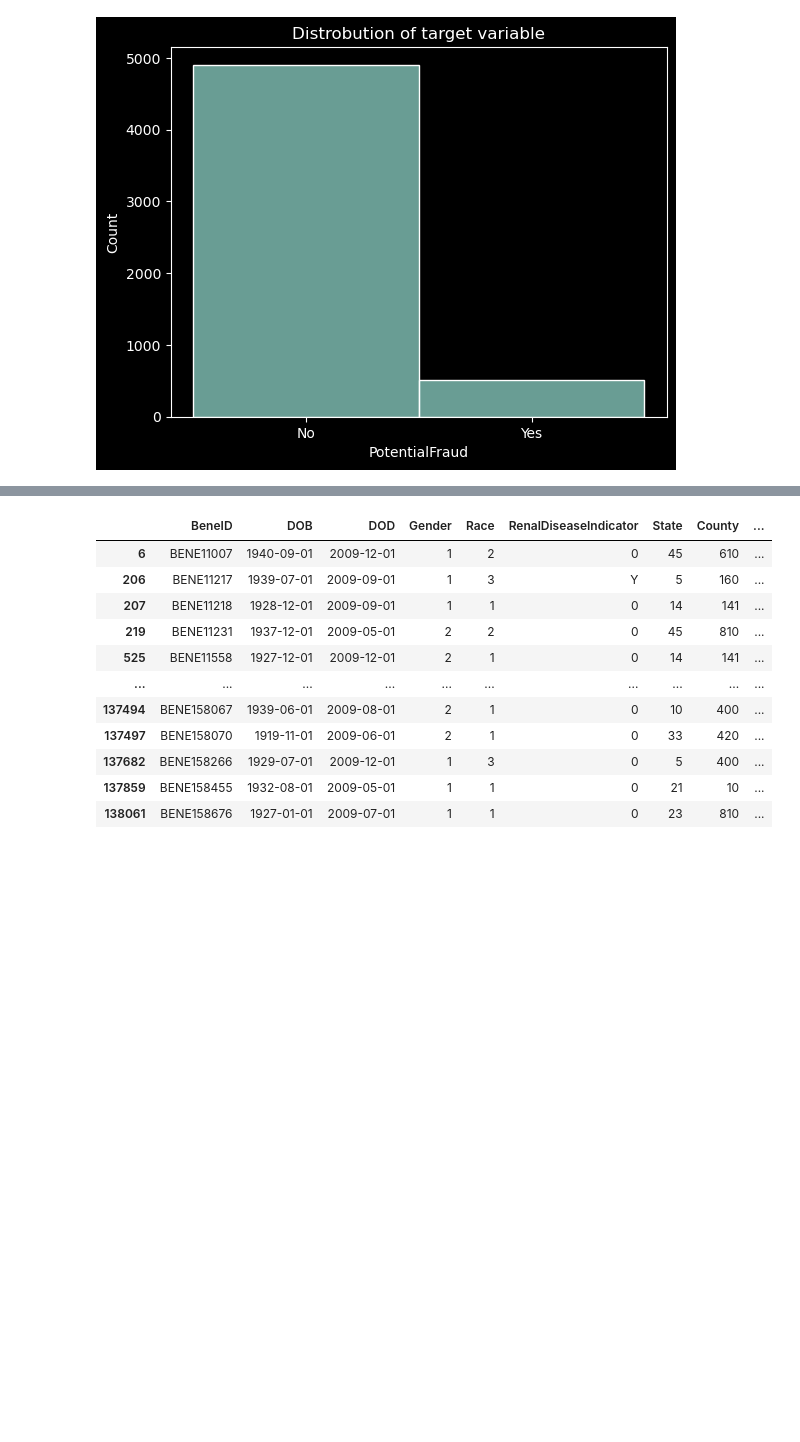
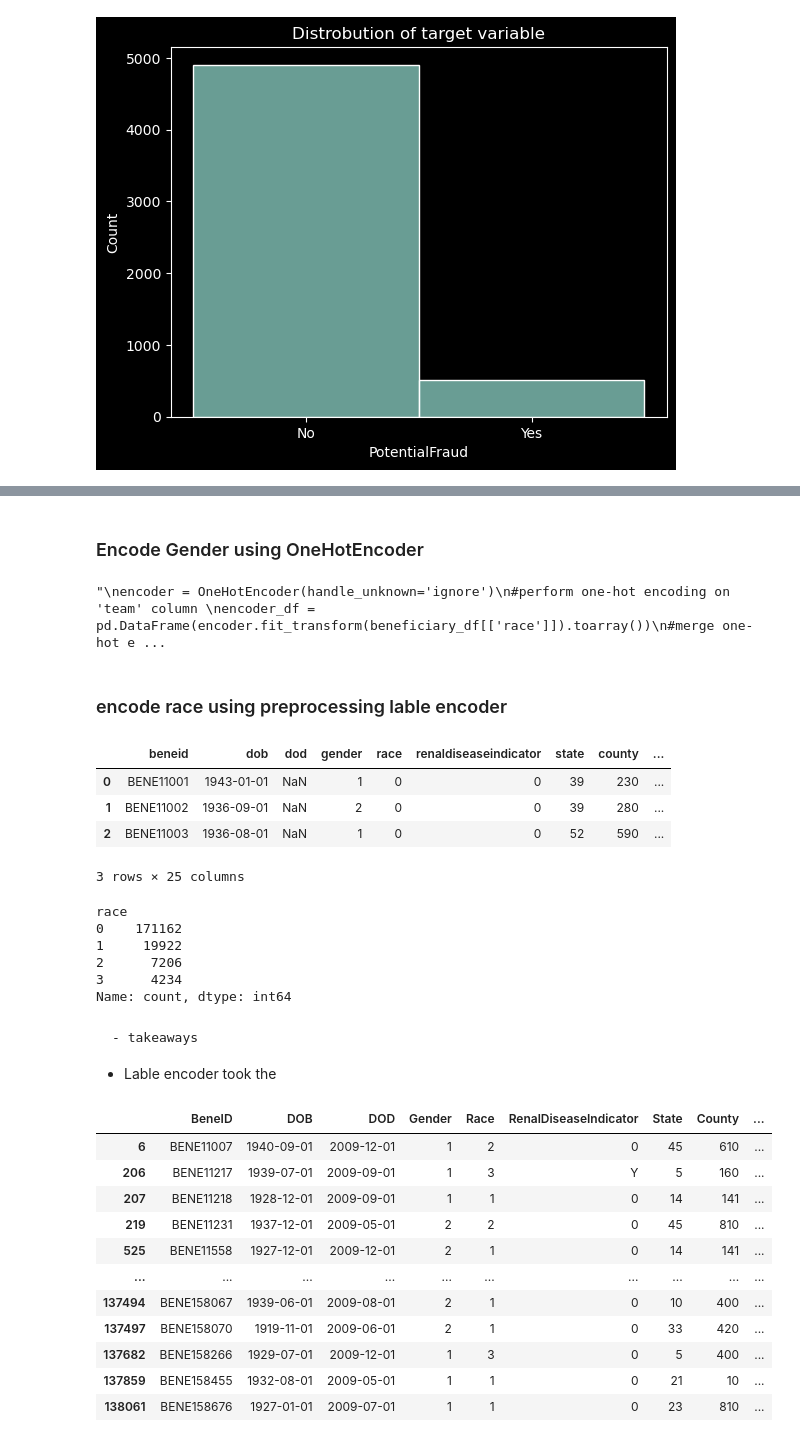
Before and after one commit to AswathyRadha100/Fraud_Detection_In_Healthcare, a Jupyter notebook: Workbooks/Ramiro/draft_health_care_fraud.ipynb, the cells around one changed output, grey strips where cells are left out. Cells and saved outputs as stored; diff of their text form; code cells hidden in the pictures; blank space fills up the shorter version.

```diff
--- a/Workbooks/Ramiro/draft_health_care_fraud.ipynb
+++ b/Workbooks/Ramiro/draft_health_care_fraud.ipynb
@@ -262 +269,4 @@ plt.show()
+# %%
+# lowercase all the column names
+beneficiary_df.columns = beneficiary_df.columns.str.lower()
 # %% [markdown]
@@ -302,3 +350,45 @@ Name: count, dtype: int64
+# %% [markdown]
+### Encode Gender using OneHotEncoder
+# %%
+# this created 4 new columns
+'''
+encoder = OneHotEncoder(handle_unknown='ignore')
+#perform one-hot encoding on 'team' column
+encoder_df = pd.DataFrame(encoder.fit_transform(beneficiary_df[['race']]).toarray())
+#merge one-hot encoded columns back with original DataFrame
+beneficiary_df = beneficiary_df.join(encoder_df)
+beneficiary_df.head()
+'''
+# %% [output]
+"\nencoder = OneHotEncoder(handle_unknown='ignore')\n#perform one-hot encoding on 'team' column \nencoder_df = pd.DataFrame(encoder.fit_transform(beneficiary_df[['race']]).toarray())\n#merge one-hot e ...
+# %% [markdown]
+### encode race using preprocessing lable encoder
+# %%
+# Import Lable Encoder from sklearn.preprocessing
+label_encoder = LabelEncoder()
+
+# specify
+beneficiary_df['race'] = label_encoder.fit_transform(beneficiary_df['race'])
+# %%
+beneficiary_df.head(3)
+# %% [output]
+|  | beneid | dob | dod | gender | race | renaldiseaseindicator | state | county | ... |
+| 0 | BENE11001 | 1943-01-01 | NaN | 1 | 0 | 0 | 39 | 230 | ... |
+| 1 | BENE11002 | 1936-09-01 | NaN | 2 | 0 | 0 | 39 | 280 | ... |
+| 2 | BENE11003 | 1936-08-01 | NaN | 1 | 0 | 0 | 52 | 590 | ... |
+3 rows × 25 columns
+# %%
+beneficiary_df.race.value_counts()
+# %% [output]
+race
+0    171162
+1     19922
+2      7206
+3      4234
+Name: count, dtype: int64
+# %% [markdown]
+    - takeaways
+- Lable encoder took the
 # %%
 train_beneficiary_df[train_beneficiary_df.DOD.isnull() == False]
 # %% [output]
```
Also changed, not shown: parts of 9 cells of this notebook.
